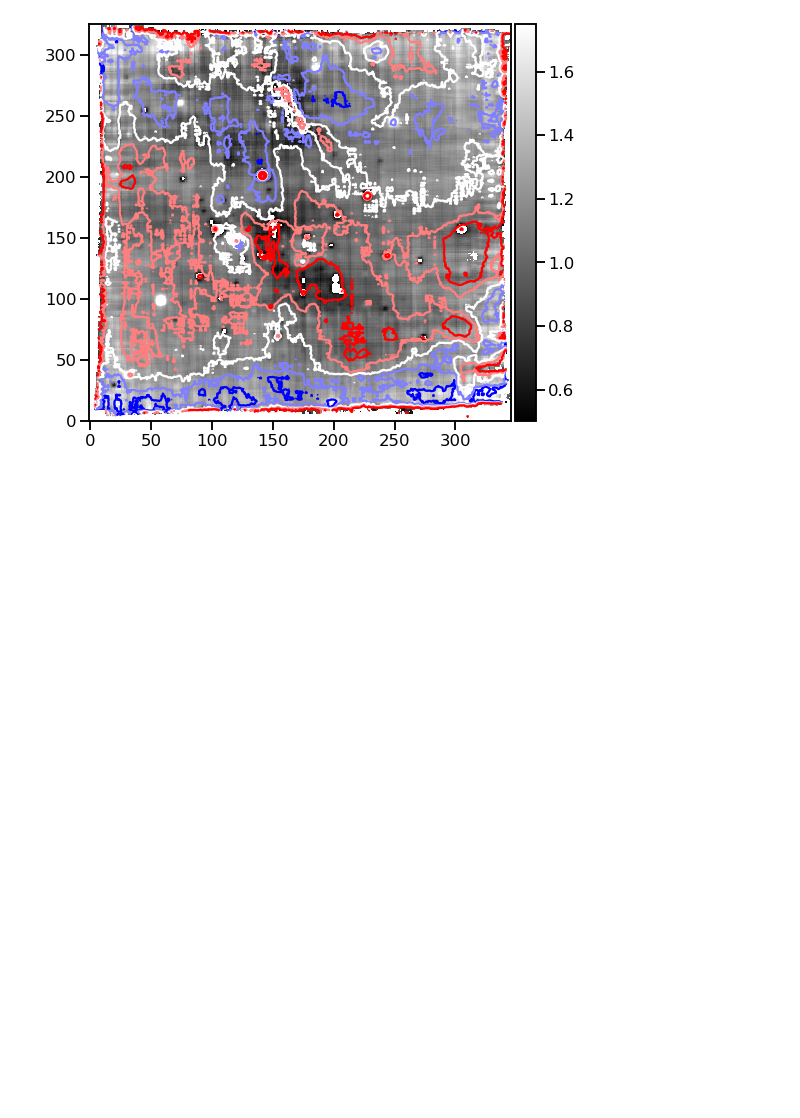
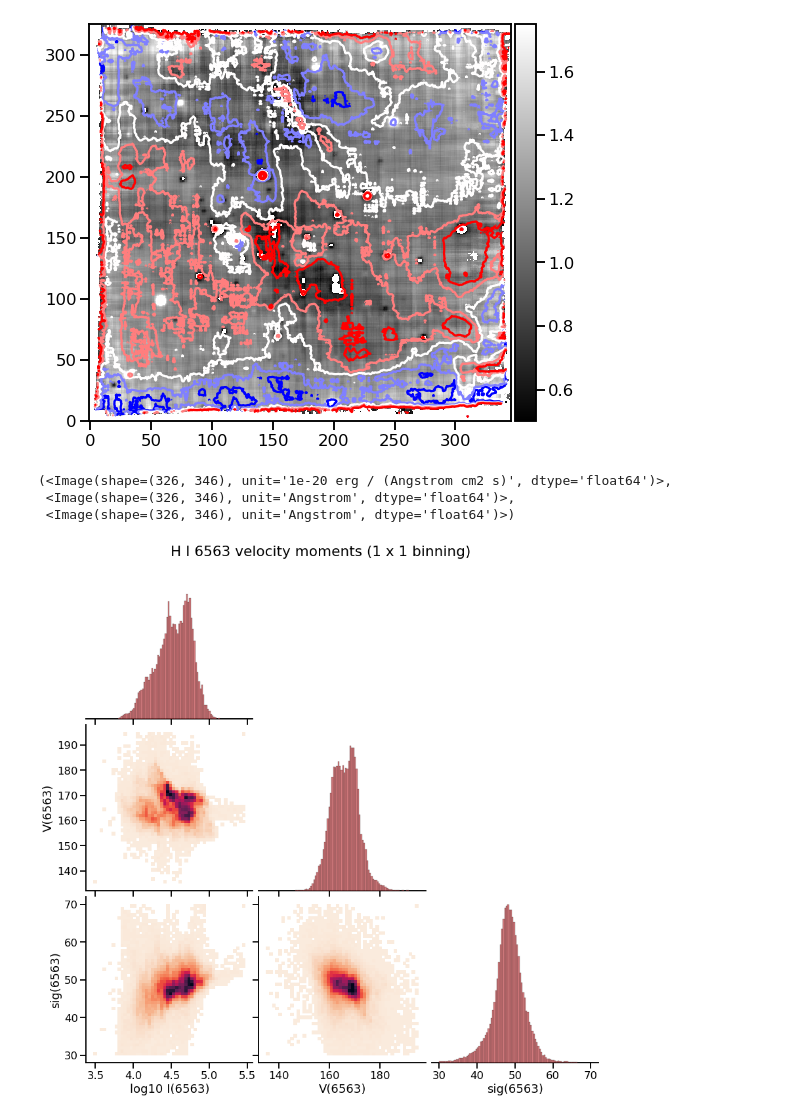
Before and after one commit to will-henney/muse-hii-regions, a Jupyter notebook: notebooks/03-00-ha-moment-maps.ipynb, the cells around one changed output. Saved outputs shown, nothing was run; the diff lists cells and outputs as text; code cells hidden in the pictures; blank space fills up the shorter version.

Commit message:
Refactor the moment corner plots into a function
Also, save the moments as FITS files.  Apply this so far to [O III],
[S II], and H alpha

```diff
--- a/notebooks/03-00-ha-moment-maps.ipynb
+++ b/notebooks/03-00-ha-moment-maps.ipynb
@@ -16,6 +16,9 @@ fitsfilepath = datapath / "ADP.2017-10-16T11_04_19.247.fits"
 cube = Cube(str(fitsfilepath))
 # %% [output]
 WARNING: UnitsWarning: '1e-20 erg/s/cm  2/Angstrom' contains multiple slashes, which is discouraged by the FITS standard [astropy.units.format.generic]
+# %%
+figpath = Path("../figs")
+savepath = Path("../data")
 # %% [markdown]
 ## Select the wavelength range
 
@@ -424,0 +544,8 @@ ax.contour(
+# %%
+mom6563 = find_moments(_hacore)
+# %%
+mom6563
+# %% [output]
+(<Image(shape=(326, 346), unit='1e-20 erg / (Angstrom cm2 s)', dtype='float64')>,
+ <Image(shape=(326, 346), unit='Angstrom', dtype='float64')>,
+ <Image(shape=(326, 346), unit='Angstrom', dtype='float64')>)
@@ -424,0 +559,15 @@ ax.contour(
+# %%
+plot_pars_6563=dict(
+    ilabel="H I",
+    label="6563",
+    flabel="ngc346-hi",
+    restwav=6562.79,
+    irange=[3.0e3, 3.0e5],
+    vrange=[135, 195],
+    srange=[30, 70],
+)
+g = moments_corner_plot(
+    mom6563, rebin=1, **plot_pars_6563
+)
+# %% [output]
+[figure, added]
```
Also changed, not shown: parts of 4 cells of this notebook, 29 other files.
